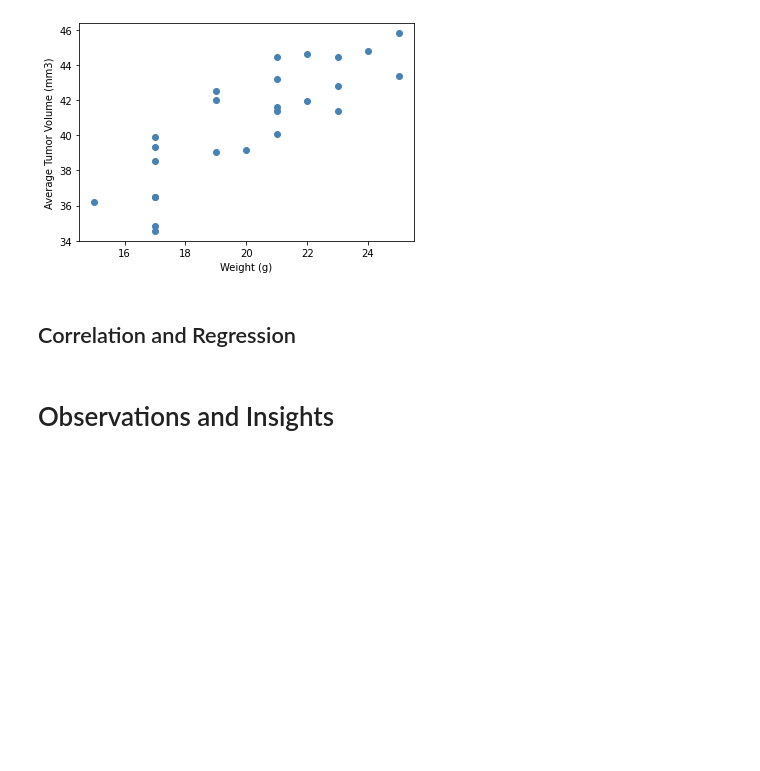
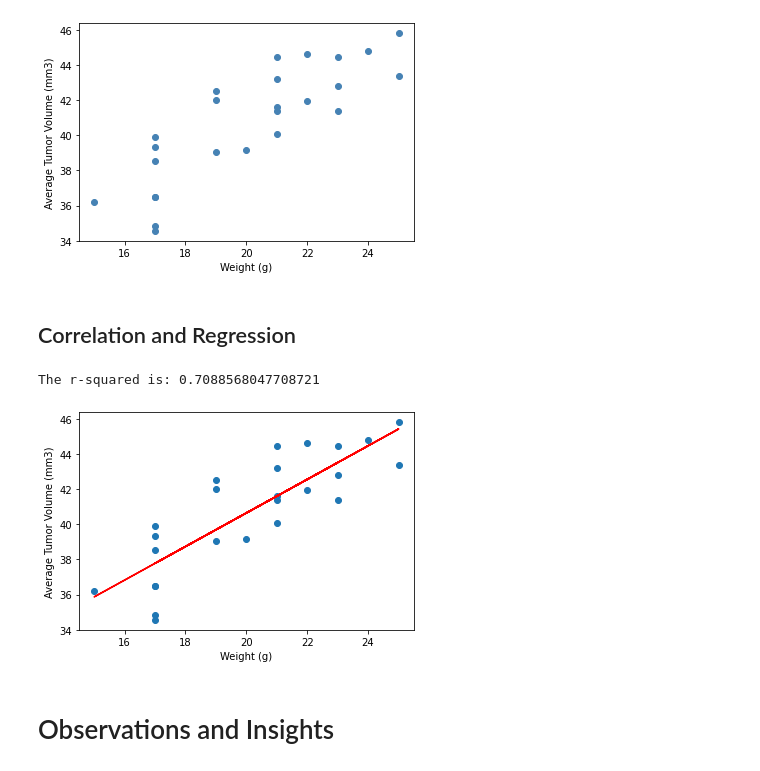
Before and after one commit to dalismo/Matplotlib-challenge, a Jupyter notebook: Pymaceuticals/pymaceuticals_starter.ipynb, the cells around one changed output. Drawn from its saved outputs; the diff is of its cells as text; code cells hidden in the pictures; blank space fills up the shorter version.

```diff
--- a/Pymaceuticals/pymaceuticals_starter.ipynb
+++ b/Pymaceuticals/pymaceuticals_starter.ipynb
@@ -297,22 +297,29 @@ plt.show()
 # %%
 # Calculate the correlation coefficient and linear regression model
 # for mouse weight and average tumor volume for the Capomulin regimen
 
 # Defining the x and y values of chart
 x_values = mouse_weight
 y_values = tumor_volume
 
 # Calculating the linear regression
 (slope, intercept, rvalue, pvalue, stderr) = st.linregress(x_values, y_values)
 
-# regress_values = x_values * slope + intercept
-# line_eq = "y = " + str(round(slope,2)) + "x + " + str(round(intercept,2))
-# plt.scatter(x_values,y_values)
-# plt.plot(x_values,regress_values,"r-")
-# plt.annotate(line_eq,(0,50),fontsize=15,color="red")
-# plt.xlabel('Normalized Blood Pressure')
-# plt.ylabel('1Y_Disease_Progress')
-# print(f"The r-squared is: {rvalue**2}")
-# plt.show()
+# Calculation y = mx + b
+regress_values = x_values * slope + intercept
+line_eq = "y = " + str(round(slope,2)) + "x + " + str(round(intercept,2))
+
+# Creating the scatter plot
+plt.scatter(x_values,y_values)
+plt.plot(x_values,regress_values,"r-")
+
+# Labeling the scatter plot
+plt.xlabel('Weight (g)')
+plt.ylabel('Average Tumor Volume (mm3)')
+print(f"The r-squared is: {rvalue**2}")
+plt.show()
+# %% [output]
+The r-squared is: 0.7088568047708721
+[figure, added]
 # %% [markdown]
 # Observations and Insights
```
